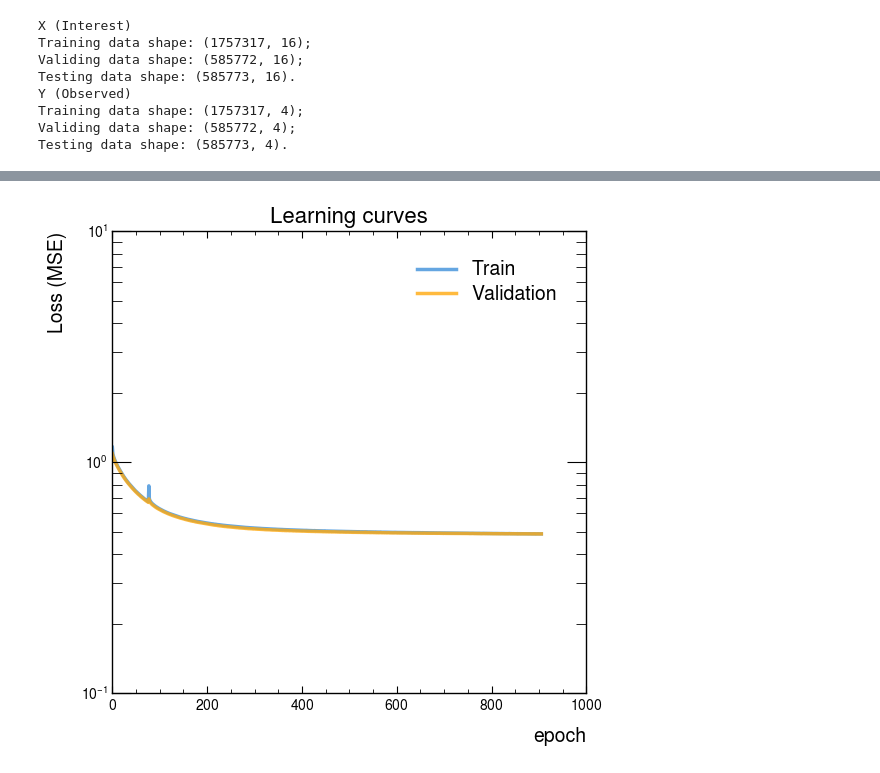
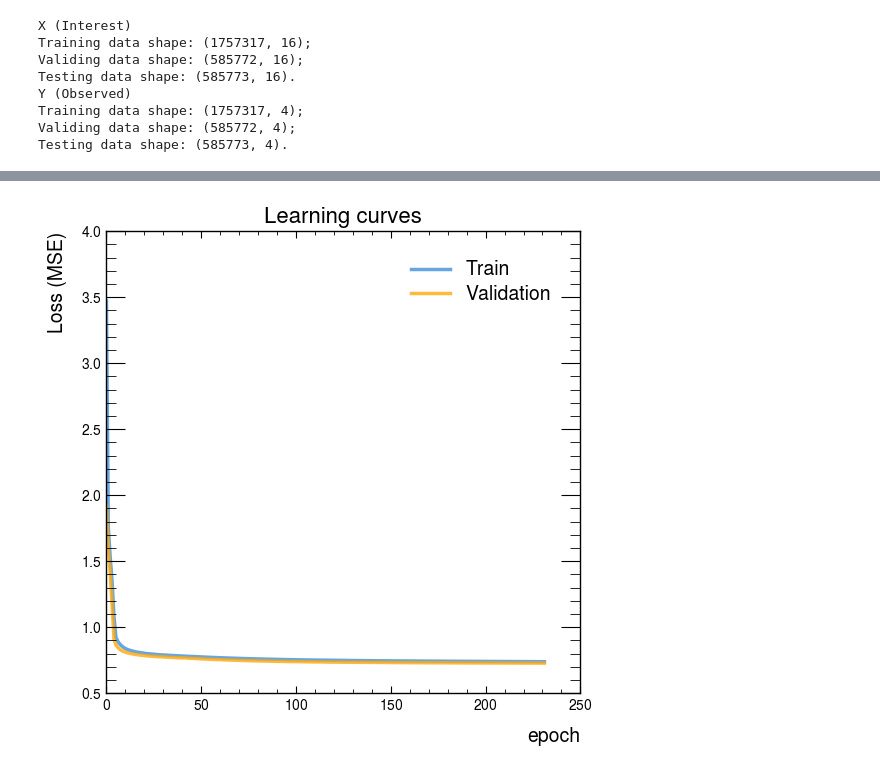
Before and after one commit to yygarypeng/QE-mls, a Jupyter notebook: 4th_trial/DNN_w_sublead_full.ipynb, the cells around one changed output, grey strips where cells are left out. Drawn from its saved outputs; the diff is of its cells as text; code cells hidden in the pictures.

```diff
--- a/4th_trial/DNN_w_sublead_full.ipynb
+++ b/4th_trial/DNN_w_sublead_full.ipynb
@@ -251,11 +240,13 @@ Training data shape: (1757317, 4);
 Validing data shape: (585772, 4);
 Testing data shape: (585773, 4).
 # %%
-# Define a custom function
+# Define a new activation function
+
+
 def custom_activation(x):
     return (0.73 - (-0.27)) * (tf.tanh(x) + 1) / 2 + (-0.27)
 
-# Define the custom constraint
+
 class EPConstraint(tf.keras.constraints.Constraint):
     def __call__(self, w):
         # Ensure that energy-momentum are time-like case
@@ -263,13 +254,19 @@ class EPConstraint(tf.keras.constraints.Constraint):
         py = w[:, 1]
         pz = w[:, 2]
         energy = w[:, 3]
+        # Calculate the constraint
         constraint = tf.maximum(0.0, energy**2 - px**2 - py**2 - pz**2)
-        return w - constraint
+        # Create a mask for invalid four-vectors (constraint == 0)
+        mask = tf.cast(tf.not_equal(constraint, 0.0), w.dtype)
+        # If constraint is zero, set the entire four-vector to zero
+        adjusted_w = w * tf.expand_dims(mask, axis=-1)
+        return adjusted_w
 
 # Register the custom activation and constraint
 tf.keras.utils.get_custom_objects().update({
     'EPConstraint': EPConstraint,
 })
+
 
 # Define the model.
 def build_model():
@@ -277,25 +274,27 @@ def build_model():
     inputs = tf.keras.layers.Input(shape=(train_x.shape[-1],))
     x = tf.keras.layers.Flatten()(inputs)
 
-    # Hidden layers
-    x = tf.keras.layers.Dense(units=2048, activation="elu")(x)
-    x = tf.keras.layers.Dense(units=2048, activation="elu")(x)
+    # Hidden tf.keras.layers
+    x = tf.keras.layers.Dense(units=1024, activation="elu")(x)
+    x = tf.keras.layers.Dense(units=1024, activation="elu")(x)
     x = tf.keras.layers.Dropout(rate=0.5)(x)
-    x = tf.keras.layers.Dense(units=512, activation="elu")(x)
-    x = tf.keras.layers.Dense(units=512, activation="elu")(x)
-    x = tf.keras.layers.Dropout(rate=0.2)(x)
-    x = tf.keras.layers.Dense(units=64, activation="elu")(x)
-    x = tf.keras.layers.Dense(units=64, activation="elu")(x)
+    x = tf.keras.layers.Dense(units=128, activation="elu")(x)
+    x = tf.keras.layers.Dense(units=128, activation="elu")(x)
+    x = tf.keras.layers.Dropout(rate=0.1)(x)
+    x = tf.keras.layers.Dense(units=16, activation="elu")(x)
+    x = tf.keras.layers.Dense(units=16, activation="elu")(x)
 
     # Last dense layer(s)
-    x = tf.keras.layers.Dense(units=train_y.shape[-1], activation="elu")(x)
-    outputs = tf.keras.layers.Dense(units=train_y.shape[-1], activation="linear", kernel_constraint=EPConstraint())(x)
+    # x = tf.keras.layers.Dense(units=train_y.shape[-1], activation="linear")(x)
+    # x = tf.keras.layers.Dense(units=train_y.shape[-1], activation="linear", kernel_constraint=EPConstraint())(x)
+    # outputs = tf.keras.layers.Dense(units=train_y.shape[-1], activation="linear", kernel_constraint=EPConstraint())(x)
+    outputs = tf.keras.layers.Dense(units=train_y.shape[-1], activation="linear")(x)
 
     # Compile model
     model = tf.keras.Model(inputs=inputs, outputs=outputs)
     model.compile(
         optimizer=tf.keras.optimizers.Adam(learning_rate=LEARNING_RATE),
-        loss="mse",
+        loss=tf.losses.MeanSquaredLogarithmicError(),
     )
 
     return model
@@ -323,7 +322,7 @@ _________________________________________________________________
 # %%
 stop_early = tf.keras.callbacks.EarlyStopping(
     monitor="val_loss",
-    min_delta=1e-6,
+    min_delta=1e-3,
     patience=20,
     mode="auto",
     baseline=None,
@@ -348,7 +347,9 @@ history = model.fit(
     epochs=EPOCHS,
     batch_size=BATCH_SIZE,
     verbose=2,
+    use_multiprocessing=True,
     callbacks=[stop_early],
+    # callbacks=[stop_early,lr_scheduler],
 )
 # %% [output]
 Epoch 1/1024
@@ -396,5 +404,5 @@ sig_truth = np.load(dir_name + name + "_data.npz")["test_y"]
 # %%
-plot.plot_loss_history(history, logx=False, logy=True)
+plot.plot_loss_history(history, logx=False, logy=False)
 # %% [output]
-[figure, old version]
+[figure, new version]
 # %%
```
Also changed, not shown: parts of 19 cells of this notebook, 1 other file.
